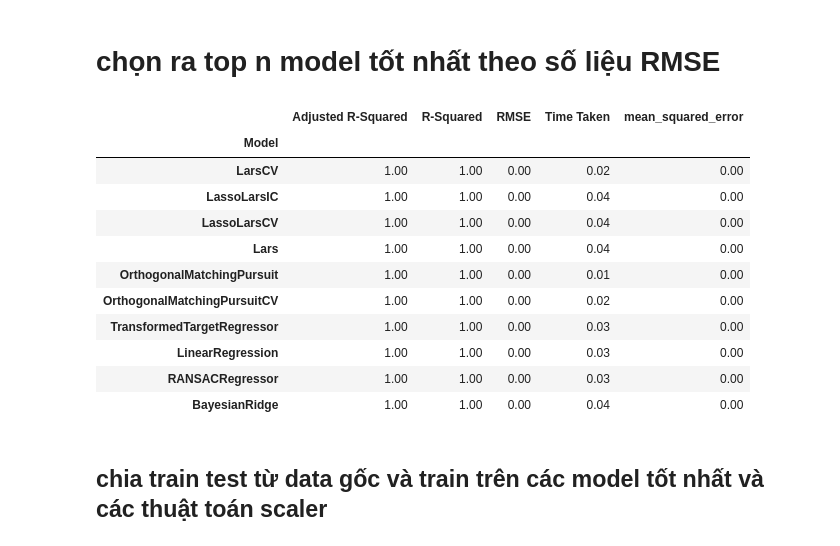
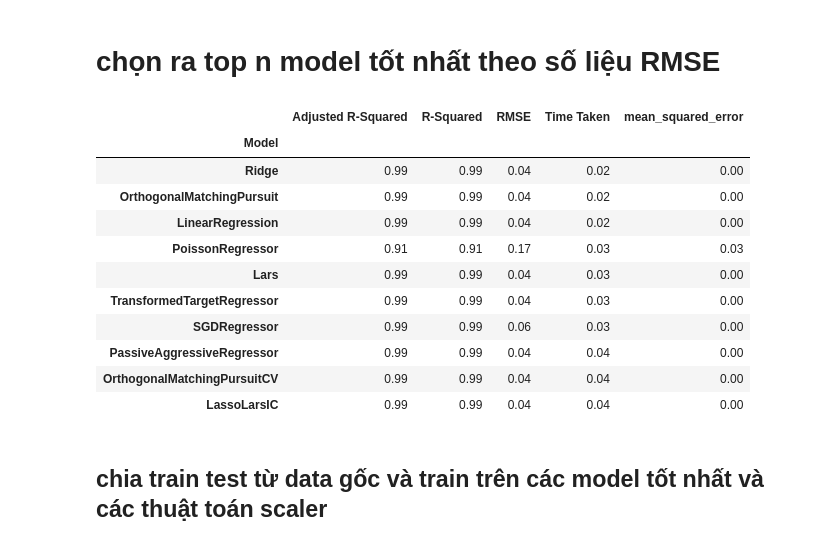
Before and after one commit to OtaTran241/Stock_Price_Prediction, a Jupyter notebook: stock_price_prediction.ipynb, the cells around one changed output. Cells and saved outputs as stored; diff of their text form; code cells hidden in the pictures.

```diff
--- a/stock_price_prediction.ipynb
+++ b/stock_price_prediction.ipynb
@@ -116,2 +176,3 @@ plt.show()
 # %%
-df_test=df_test.drop(['Ticker', 'Date/Time'],axis=1)
+X_lazy = df_test.drop(['Close5'],axis=1)
+Y_lazy = df_test['Close5']
@@ -132,12 +179,35 @@ Y=df_test['Close4']
-# %%
-def train_test_split(X, Y, train_size=0.8):
-  x_train = X[:int(train_size*len(X))]
-  y_train = Y[:int(train_size*len(X))]
-  x_test = X[int(train_size*len(X)):]
-  y_test = Y[int(train_size*len(X)):]
-  return x_train, x_test, y_train, y_test
+# %%
+def train_test_split(X, Y, train_size=0.8):
+  """
+  Chia dữ liệu thành tập huấn luyện và tập kiểm tra dựa trên tỷ lệ chia train_size và xoá NaN.
+
+  Parameters:
+  X (list or np.array or pd.DataFrame): Dữ liệu đầu vào (features) cần chia.
+  Y (list or np.array or pd.Series): Dữ liệu mục tiêu (labels) tương ứng với dữ liệu đầu vào.
+  train_size (float): Tỷ lệ dữ liệu được sử dụng cho tập huấn luyện. Mặc định là 0.8 (80%).
+
+  Returns:
+  x_train_clean (pd.DataFrame or np.array): Tập dữ liệu đầu vào huấn luyện đã được loại bỏ NaN.
+  x_test_clean (pd.DataFrame or np.array): Tập dữ liệu đầu vào kiểm tra đã được loại bỏ NaN.
+  y_train_clean (pd.Series or np.array): Nhãn tương ứng với tập dữ liệu huấn luyện đã được loại bỏ NaN.
+  y_test_clean (pd.Series or np.array): Nhãn tương ứng với tập dữ liệu kiểm tra đã được loại bỏ NaN.
+  """
+  x_train = X[:int(train_size*len(X))]
+  y_train = Y[:int(train_size*len(X))]
+  x_test = X[int(train_size*len(X)):]
+  y_test = Y[int(train_size*len(X)):]
+
+  train_df = pd.concat([pd.DataFrame(x_train), pd.Series(y_train)], axis=1).dropna()
+  x_train_clean = train_df.iloc[:, :-1]
+  y_train_clean = train_df.iloc[:, -1]
+
+  test_df = pd.concat([pd.DataFrame(x_test), pd.Series(y_test)], axis=1).dropna()
+  x_test_clean = test_df.iloc[:, :-1]
+  y_test_clean = test_df.iloc[:, -1]
+
+  return x_train_clean, x_test_clean, y_train_clean, y_test_clean
 # %%
-X_train_lazy, X_test_lazy, y_train_lazy, y_test_lazy = train_test_split(X, Y)
+X_train_lazy, X_test_lazy, y_train_lazy, y_test_lazy = train_test_split(X_lazy, Y_lazy)
 # %%
 lazy_reg = LazyRegressor(verbose=0, ignore_warnings=True, custom_metric=mean_squared_error)
 
@@ -171,23 +241,24 @@ You can set `force_col_wise=true` to remove the overhead.
 # %% [markdown]
 # chọn ra top n model tốt nhất theo số liệu RMSE
 # %%
-sorted_models = models.sort_values(by='RMSE')
+filtered_models = models.loc[models['R-Squared'] > 0]
 
+sorted_models = filtered_models.sort_values(by='RMSE' and 'Time Taken')
 top_10_models = sorted_models.head(10)
 
 top_10_models
 # %% [output]
 |  | Adjusted R-Squared | R-Squared | RMSE | Time Taken | mean_squared_error |
 | Model |  |  |  |  |  |
-| LarsCV | 1.00 | 1.00 | 0.00 | 0.02 | 0.00 |
-| LassoLarsIC | 1.00 | 1.00 | 0.00 | 0.04 | 0.00 |
-| LassoLarsCV | 1.00 | 1.00 | 0.00 | 0.04 | 0.00 |
-| Lars | 1.00 | 1.00 | 0.00 | 0.04 | 0.00 |
-| OrthogonalMatchingPursuit | 1.00 | 1.00 | 0.00 | 0.01 | 0.00 |
-| OrthogonalMatchingPursuitCV | 1.00 | 1.00 | 0.00 | 0.02 | 0.00 |
-| TransformedTargetRegressor | 1.00 | 1.00 | 0.00 | 0.03 | 0.00 |
-| LinearRegression | 1.00 | 1.00 | 0.00 | 0.03 | 0.00 |
-| RANSACRegressor | 1.00 | 1.00 | 0.00 | 0.03 | 0.00 |
-| BayesianRidge | 1.00 | 1.00 | 0.00 | 0.04 | 0.00 |
+| Ridge | 0.99 | 0.99 | 0.04 | 0.02 | 0.00 |
+| OrthogonalMatchingPursuit | 0.99 | 0.99 | 0.04 | 0.02 | 0.00 |
+| LinearRegression | 0.99 | 0.99 | 0.04 | 0.02 | 0.00 |
+| PoissonRegressor | 0.91 | 0.91 | 0.17 | 0.03 | 0.03 |
+| Lars | 0.99 | 0.99 | 0.04 | 0.03 | 0.00 |
+| TransformedTargetRegressor | 0.99 | 0.99 | 0.04 | 0.03 | 0.00 |
+| SGDRegressor | 0.99 | 0.99 | 0.06 | 0.03 | 0.00 |
+| PassiveAggressiveRegressor | 0.99 | 0.99 | 0.04 | 0.04 | 0.00 |
+| OrthogonalMatchingPursuitCV | 0.99 | 0.99 | 0.04 | 0.04 | 0.00 |
+| LassoLarsIC | 0.99 | 0.99 | 0.04 | 0.04 | 0.00 |
 # %% [markdown]
 ## chia train test từ data gốc và train trên các model tốt nhất và các thuật toán scaler
```
Also changed, not shown: parts of 45 cells of this notebook, 2 other files.
